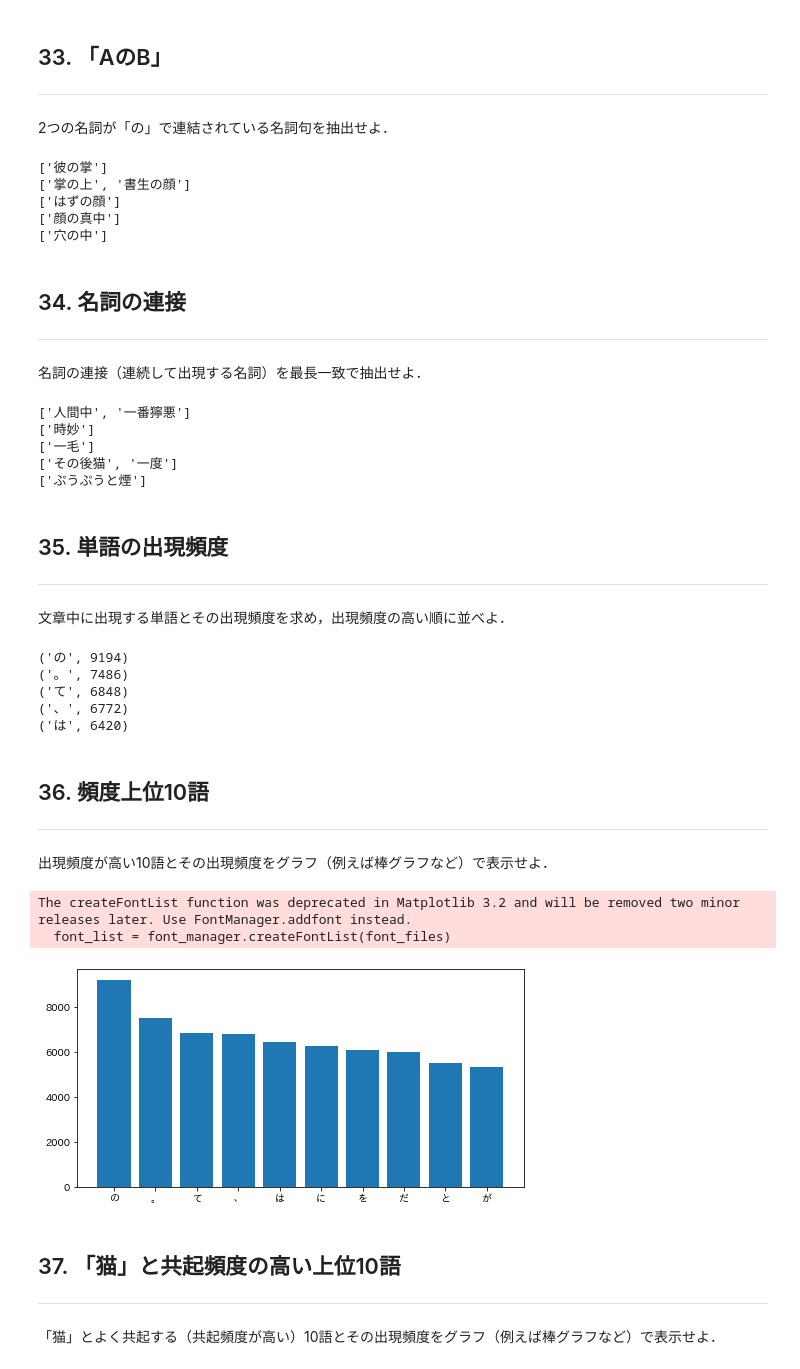
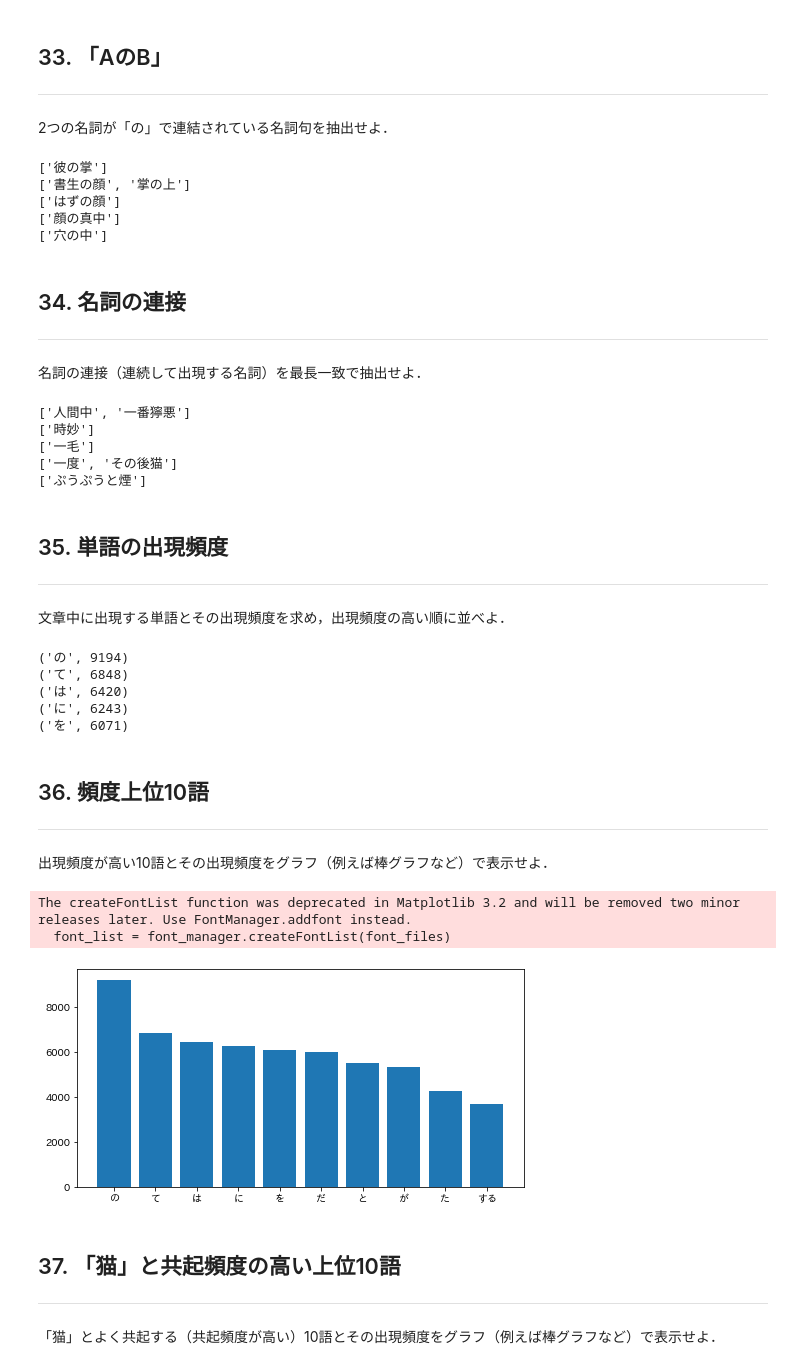
Before and after one commit to yamaru12345/nlp100, a Jupyter notebook: chapter04.ipynb, the cells around one changed output. Cells and saved outputs as stored; diff of their text form; code cells hidden in the pictures.

```diff
--- a/chapter04.ipynb
+++ b/chapter04.ipynb
@@ -77,7 +79,7 @@ for i in range(5):
 # %%
 ans = []
 for sentence in result:
-  ans.append([morph['base'] for morph in sentence if morph['pos'] == '動詞'])
+  ans.append(list(set(morph['base'] for morph in sentence if morph['pos'] == '動詞')))
 
 # 確認
 for i in range(5):
@@ -99,14 +101,14 @@ for sentence in result:
   for i in range(1, len(sentence) - 1):
     if sentence[i - 1]['pos'] == '名詞' and sentence[i]['surface'] == 'の' and sentence[i + 1]['pos'] == '名詞':
       extraction.append(sentence[i - 1]['surface'] + sentence[i]['surface'] + sentence[i + 1]['surface'])
-  ans.append(extraction)
+  ans.append(list(set(extraction)))
 
 # 確認
 for i in range(5):
   print([a for a in ans if a != []][i])
 # %% [output]
 ['彼の掌']
-['掌の上', '書生の顔']
+['書生の顔', '掌の上']
 ['はずの顔']
 ['顔の真中']
 ['穴の中']
@@ -131,7 +133,7 @@ for sentence in result:
     else:  # それ以外の場合、nounsとnumを初期化
       nouns = ''
       num = 0
-  ans.append(extraction)
+  ans.append(list(set(extraction)))
 
 # 確認
 for i in range(5):
@@ -140,7 +142,7 @@ for i in range(5):
 ['人間中', '一番獰悪']
 ['時妙']
 ['一毛']
-['その後猫', '一度']
+['一度', 'その後猫']
 ['ぷうぷうと煙']
 # %% [markdown]
 ## 35. 単語の出現頻度
@@ -150,7 +152,8 @@ for i in range(5):
 ans = {}
 for sentence in result:
   for i in range(len(sentence)):
-    ans[sentence[i]['base']] = ans.get(sentence[i]['base'], 0) + 1  # 単語数の更新(初登場の単語であれば1をセット)
+    if sentence[i]['pos'] != '記号':
+      ans[sentence[i]['base']] = ans.get(sentence[i]['base'], 0) + 1  # 単語数の更新(初登場の単語であれば1をセット)
 ans = sorted(ans.items(), key=lambda x: x[1], reverse=True)
 
 # 確認
@@ -158,10 +161,10 @@ for i in range(5):
   print(ans[i])
 # %% [output]
 ('の', 9194)
-('。', 7486)
 ('て', 6848)
-('、', 6772)
 ('は', 6420)
+('に', 6243)
+('を', 6071)
 # %% [markdown]
 ## 36. 頻度上位10語
 ***
@@ -171,22 +174,23 @@ for i in range(5):
 # %%
 import matplotlib.pyplot as plt
 import japanize_matplotlib
 
 ans = {}
 for sentence in result:
   for i in range(len(sentence)):
-    ans[sentence[i]['base']] = ans.get(sentence[i]['base'], 0) + 1  # 単語数の更新(初登場の単語であれば1をセット)
+    if sentence[i]['pos'] != '記号':
+      ans[sentence[i]['base']] = ans.get(sentence[i]['base'], 0) + 1  # 単語数の更新(初登場の単語であれば1をセット)
 ans = sorted(ans.items(), key=lambda x: x[1], reverse=True)
 
 keys = [a[0] for a in ans[0:10]]
 values = [a[1] for a in ans[0:10]]
 plt.figure(figsize=(8, 4))
 plt.bar(keys, values)
 plt.show()
 # %% [output]
 The createFontList function was deprecated in Matplotlib 3.2 and will be removed two minor releases later. Use FontManager.addfont instead.
   font_list = font_manager.createFontList(font_files)
-[figure, old version]
+[figure, new version]
 # %% [markdown]
 ## 37. 「猫」と共起頻度の高い上位10語
 ***
```
Also changed, not shown: parts of 6 cells of this notebook.
